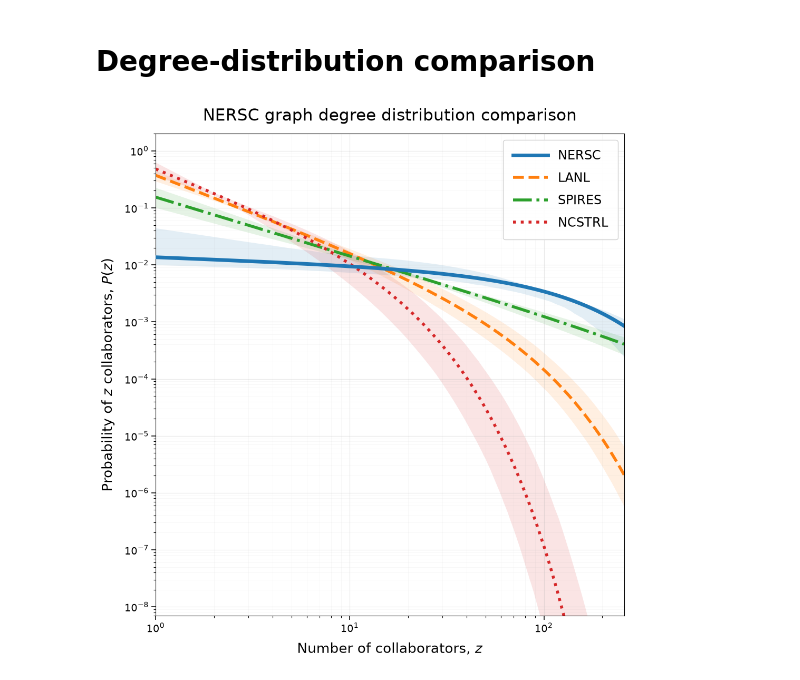
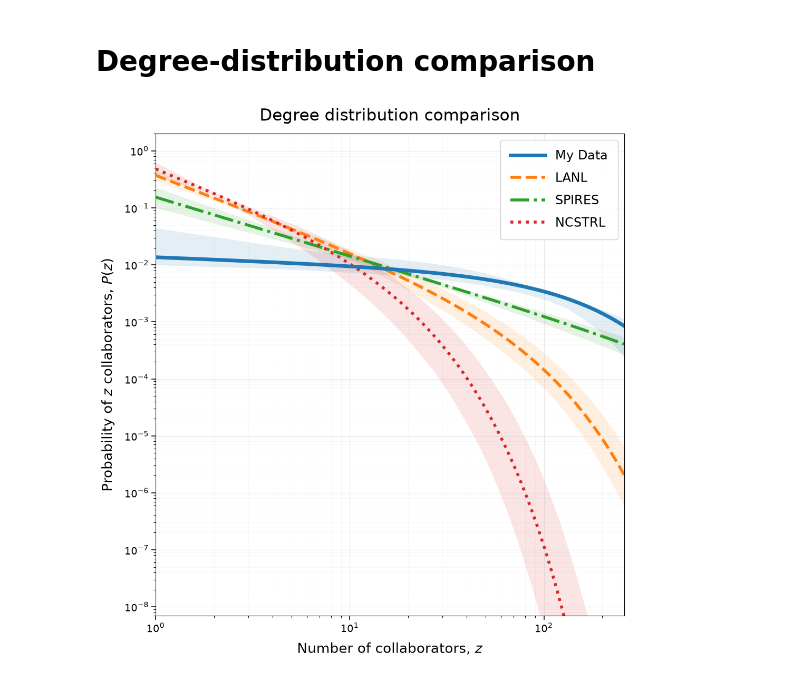
Before and after one commit to cobysandholtz/nersc-allocation-network-artifact, a Jupyter notebook: notebooks/01_degree_distribution.ipynb, the cells around one changed output. Saved outputs shown, nothing was run; the diff lists cells and outputs as text; code cells hidden in the pictures.

```diff
--- a/notebooks/01_degree_distribution.ipynb
+++ b/notebooks/01_degree_distribution.ipynb
@@ -23,33 +23,33 @@ newman = {
     "LANL": (1.3, 0.1, 52.9, 4.7, "--"),
     "SPIRES": (1.03, 0.07, 1200.0, 300.0, "-."),
     "NCSTRL": (1.3, 0.2, 10.7, 1.6, ":"),
 }
 plot_z = np.arange(1, int(degrees.max()) + 1, dtype=float)
 norm_z = np.arange(1, max(int(degrees.max()), 30000) + 1, dtype=float)
 
 fig, ax = plt.subplots(figsize=(10, 10.5), constrained_layout=True)
 nersc = cutoff_pmf(plot_z, norm_z, fit["tau"], fit["z_c"])
 correlation = fit["covariance_log"][0, 1] / np.sqrt(fit["covariance_log"][0, 0] * fit["covariance_log"][1, 1])
 low, high = cutoff_band(plot_z, norm_z, fit["tau"], fit["z_c"], fit["tau_se"], fit["z_c_se"], correlation)
-line, = ax.plot(plot_z, nersc, linewidth=5.0, label="NERSC", zorder=5)
+line, = ax.plot(plot_z, nersc, linewidth=5.0, label="My Data", zorder=5)
 ax.fill_between(plot_z, low, high, color=line.get_color(), alpha=0.12, linewidth=0)
 
 for seed, (name, (tau, tau_se, z_c, z_c_se, style)) in enumerate(newman.items(), 2027):
     curve = cutoff_pmf(plot_z, norm_z, tau, z_c)
     low, high = cutoff_band(plot_z, norm_z, tau, z_c, tau_se, z_c_se, seed=seed)
     line, = ax.plot(plot_z, curve, linestyle=style, linewidth=4.0, label=name)
     ax.fill_between(plot_z, low, high, color=line.get_color(), alpha=0.12, linewidth=0)
 
 ax.set(xscale="log", yscale="log", xlim=(1, degrees.max()), ylim=(7e-9, 2.0))
-ax.set_title("NERSC graph degree distribution comparison", fontsize=22, pad=18)
+ax.set_title("Degree distribution comparison", fontsize=22, pad=18)
 ax.set_xlabel("Number of collaborators, $z$", fontsize=19, labelpad=10)
 ax.set_ylabel("Probability of $z$ collaborators, $P(z)$", fontsize=19, labelpad=12)
 ax.tick_params(axis="both", which="major", labelsize=14, length=6, width=1.1)
 ax.tick_params(axis="both", which="minor", length=3, width=0.8)
 ax.grid(True, which="major", alpha=0.28, linewidth=0.8)
 ax.grid(True, which="minor", alpha=0.12, linewidth=0.5)
 ax.legend(loc="upper right", fontsize=17, framealpha=0.92, borderpad=0.8, labelspacing=0.8, handlelength=2.8)
 fig.savefig(OUTPUT_DIR / "degree_distribution_comparison.png", dpi=300, bbox_inches="tight")
 plt.show()
 # %% [output]
-[figure, old version]
+[figure, new version]
```
Also changed, not shown: 13 other files.
